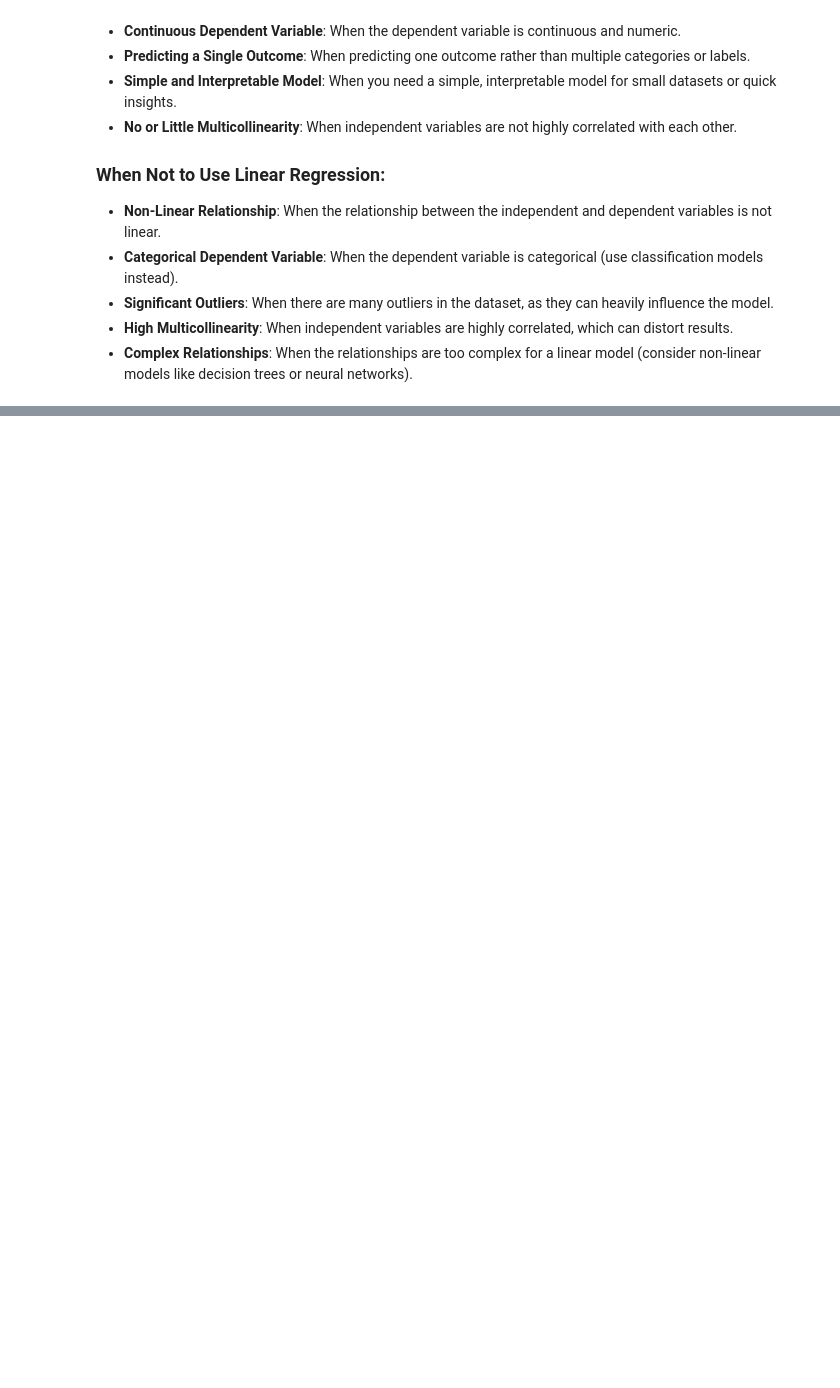
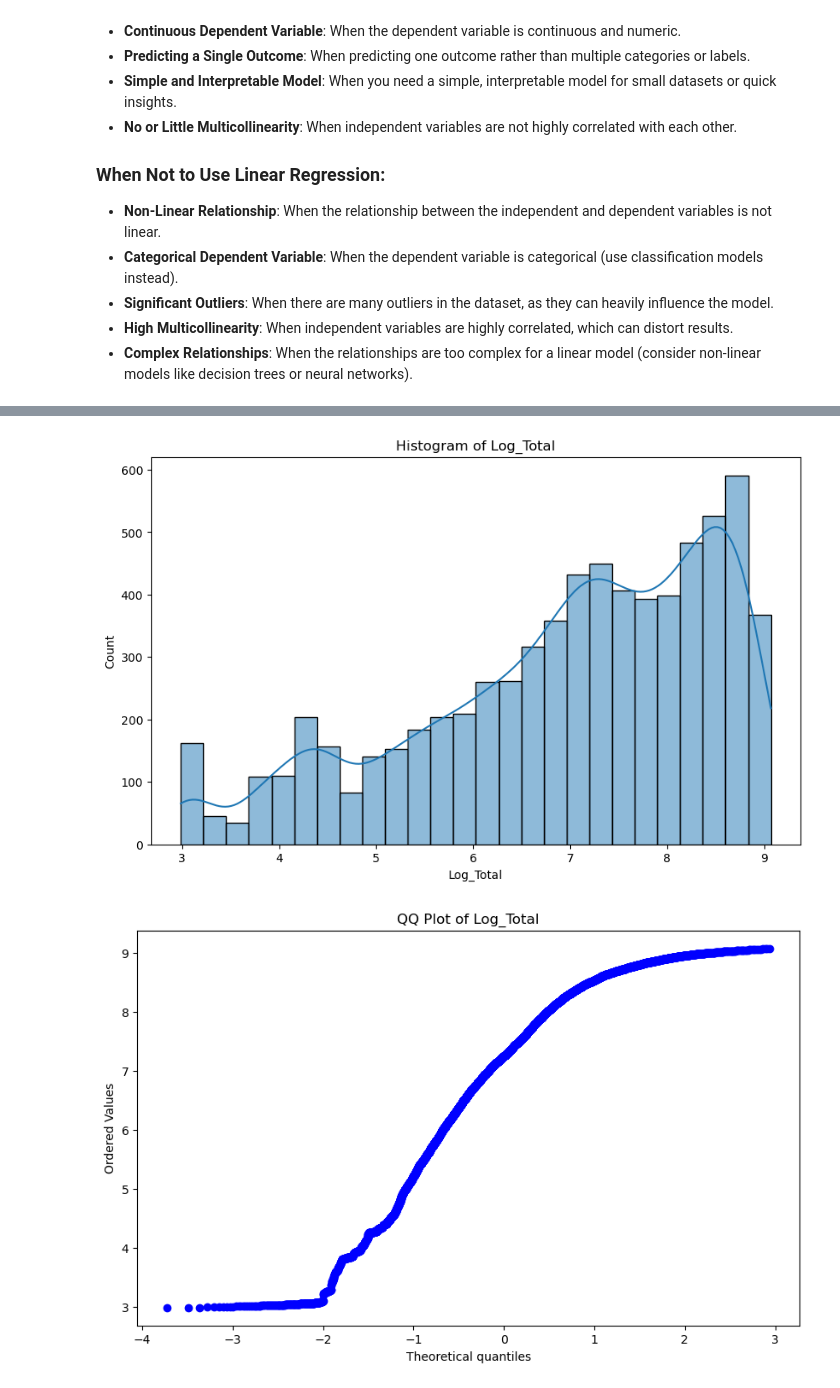
Before and after one commit to lennox55555/AI-Alignment-Technical-Research, a Jupyter notebook: Interpretable ML/InterpretableML.ipynb, the cells around one changed output, grey strips where cells are left out. Saved outputs shown, nothing was run; the diff lists cells and outputs as text; code cells hidden in the pictures; blank space fills up the shorter version.

```diff
--- a/Interpretable ML/InterpretableML.ipynb
+++ b/Interpretable ML/InterpretableML.ipynb
@@ -341,0 +334,13 @@ Root Mean Squared Error: 6.870528401375977
+# %%
+plt.figure(figsize=(10,6))
+sns.histplot(df['Log_Total'], kde=True)
+plt.title('Histogram of Log_Total')
+plt.show()
+
+plt.figure(figsize=(10,6))
+stats.probplot(df['Log_Total'], dist="norm", plot=plt)
+plt.title('QQ Plot of Log_Total')
+plt.show()
+# %% [output]
+[figure, added]
+[figure, added]
```
Also changed, not shown: parts of 27 cells of this notebook.
